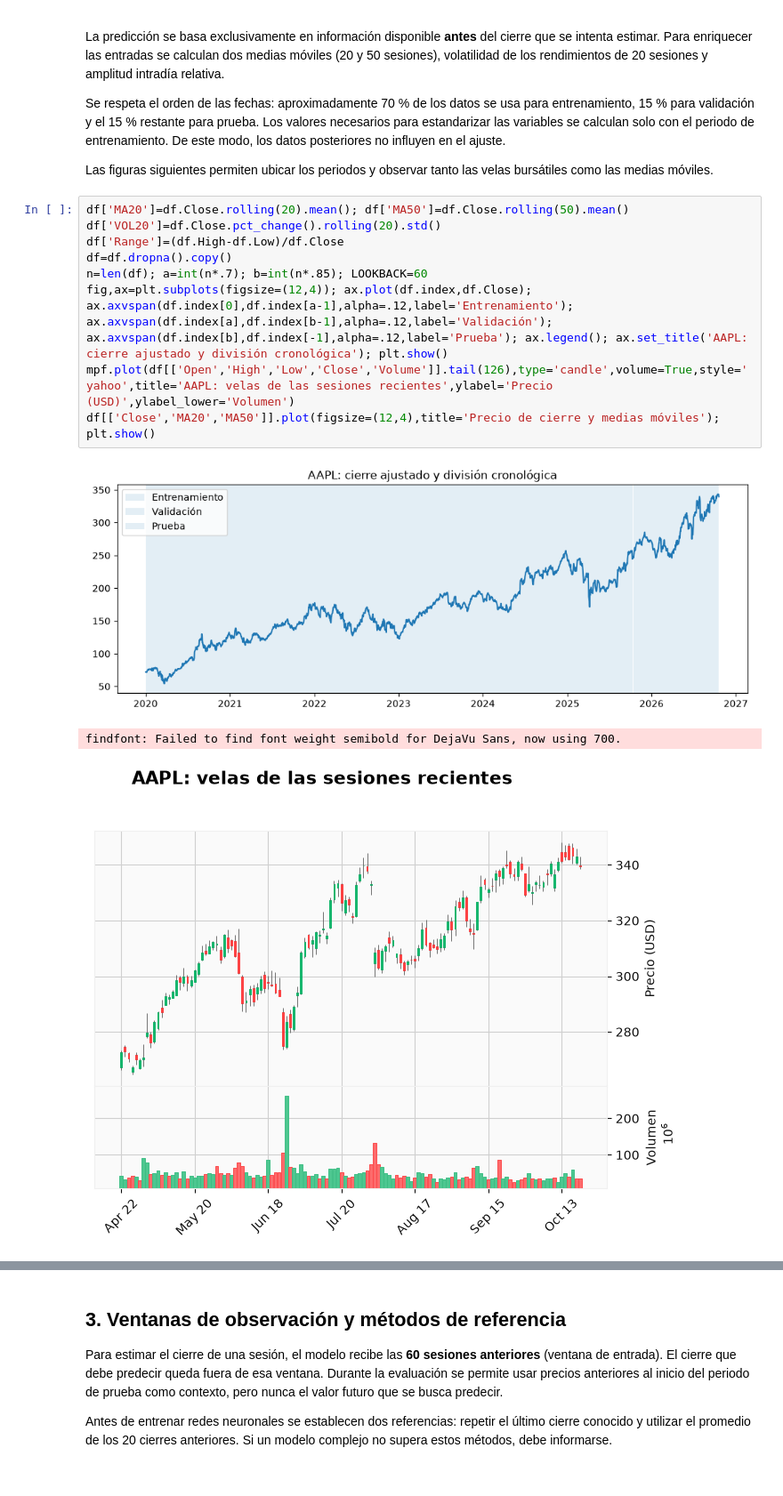
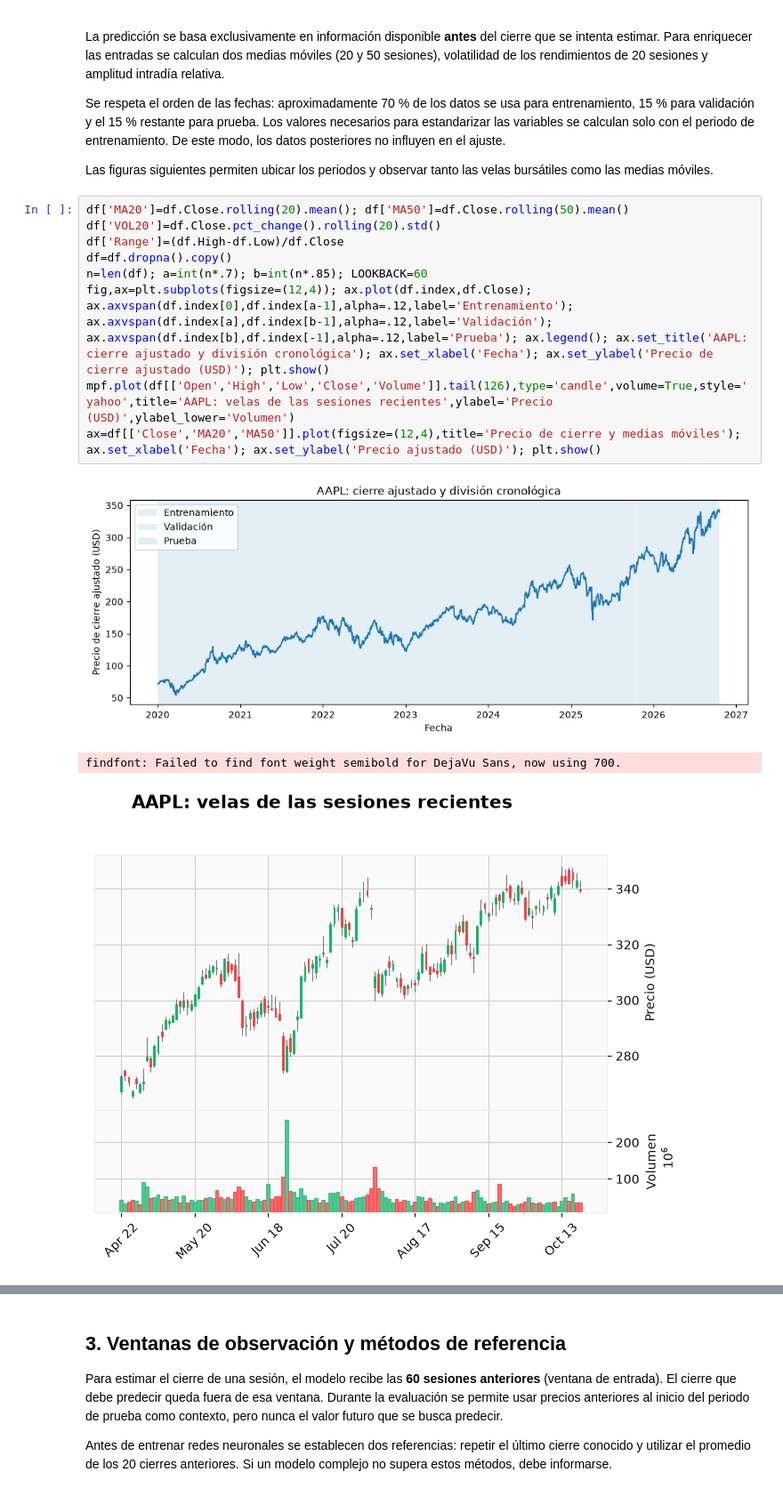
Before and after one commit to gaballs05/Time-Series-Stock-Forecasting-with-RNNs-LSTMs-GRUs, a Jupyter notebook: stock_forecasting_executed.ipynb, the cells around one changed output, grey strips where cells are left out. Shown at 89% size. Cells and saved outputs as stored; diff of their text form.

```diff
--- a/stock_forecasting_executed.ipynb
+++ b/stock_forecasting_executed.ipynb
@@ -69,13 +69,13 @@ Las figuras siguientes permiten ubicar los periodos y observar tanto las velas b
 # %%
 df['MA20']=df.Close.rolling(20).mean(); df['MA50']=df.Close.rolling(50).mean()
 df['VOL20']=df.Close.pct_change().rolling(20).std()
 df['Range']=(df.High-df.Low)/df.Close
 df=df.dropna().copy()
 n=len(df); a=int(n*.7); b=int(n*.85); LOOKBACK=60
-fig,ax=plt.subplots(figsize=(12,4)); ax.plot(df.index,df.Close); ax.axvspan(df.index[0],df.index[a-1],alpha=.12,label='Entrenamiento'); ax.axvspan(df.index[a],df.index[b-1],alpha=.12,label='Validación'); ax.axvspan(df.index[b],df.index[-1],alpha=.12,label='Prueba'); ax.legend(); ax.set_title('AAPL: cierre ajustado y división cronológica'); plt.show()
+fig,ax=plt.subplots(figsize=(12,4)); ax.plot(df.index,df.Close); ax.axvspan(df.index[0],df.index[a-1],alpha=.12,label='Entrenamiento'); ax.axvspan(df.index[a],df.index[b-1],alpha=.12,label='Validación'); ax.axvspan(df.index[b],df.index[-1],alpha=.12,label='Prueba'); ax.legend(); ax.set_title('AAPL: cierre ajustado y división cronológica'); ax.set_xlabel('Fecha'); ax.set_ylabel('Precio de cierre ajustado (USD)'); plt.show()
 mpf.plot(df[['Open','High','Low','Close','Volume']].tail(126),type='candle',volume=True,style='yahoo',title='AAPL: velas de las sesiones recientes',ylabel='Precio (USD)',ylabel_lower='Volumen')
-df[['Close','MA20','MA50']].plot(figsize=(12,4),title='Precio de cierre y medias móviles'); plt.show()
+ax=df[['Close','MA20','MA50']].plot(figsize=(12,4),title='Precio de cierre y medias móviles'); ax.set_xlabel('Fecha'); ax.set_ylabel('Precio ajustado (USD)'); plt.show()
 # %% [output]
-[figure, old version]
+[figure, new version]
 findfont: Failed to find font weight semibold for DejaVu Sans, now using 700.
 [figure]
```
Also changed, not shown: parts of 8 cells of this notebook.
